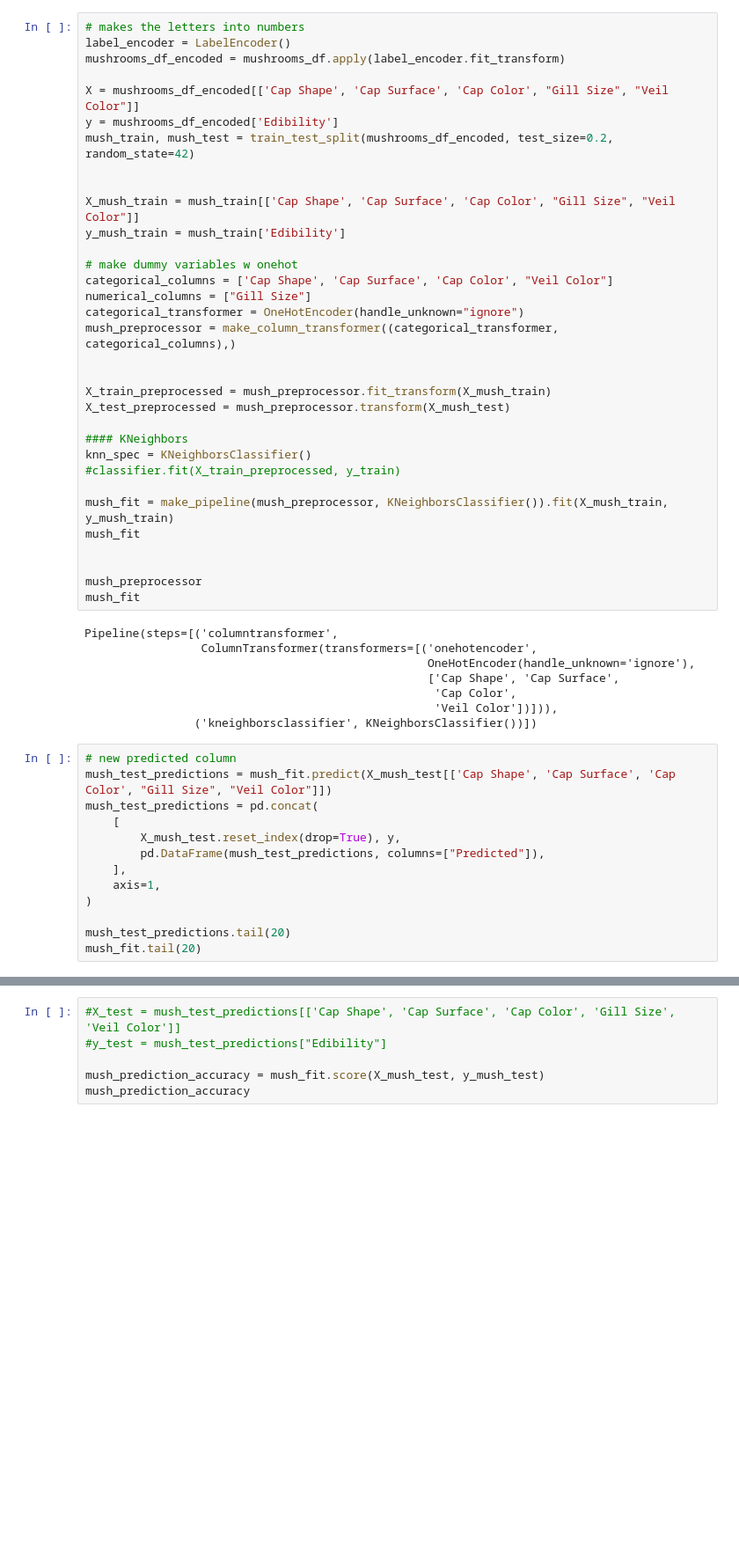
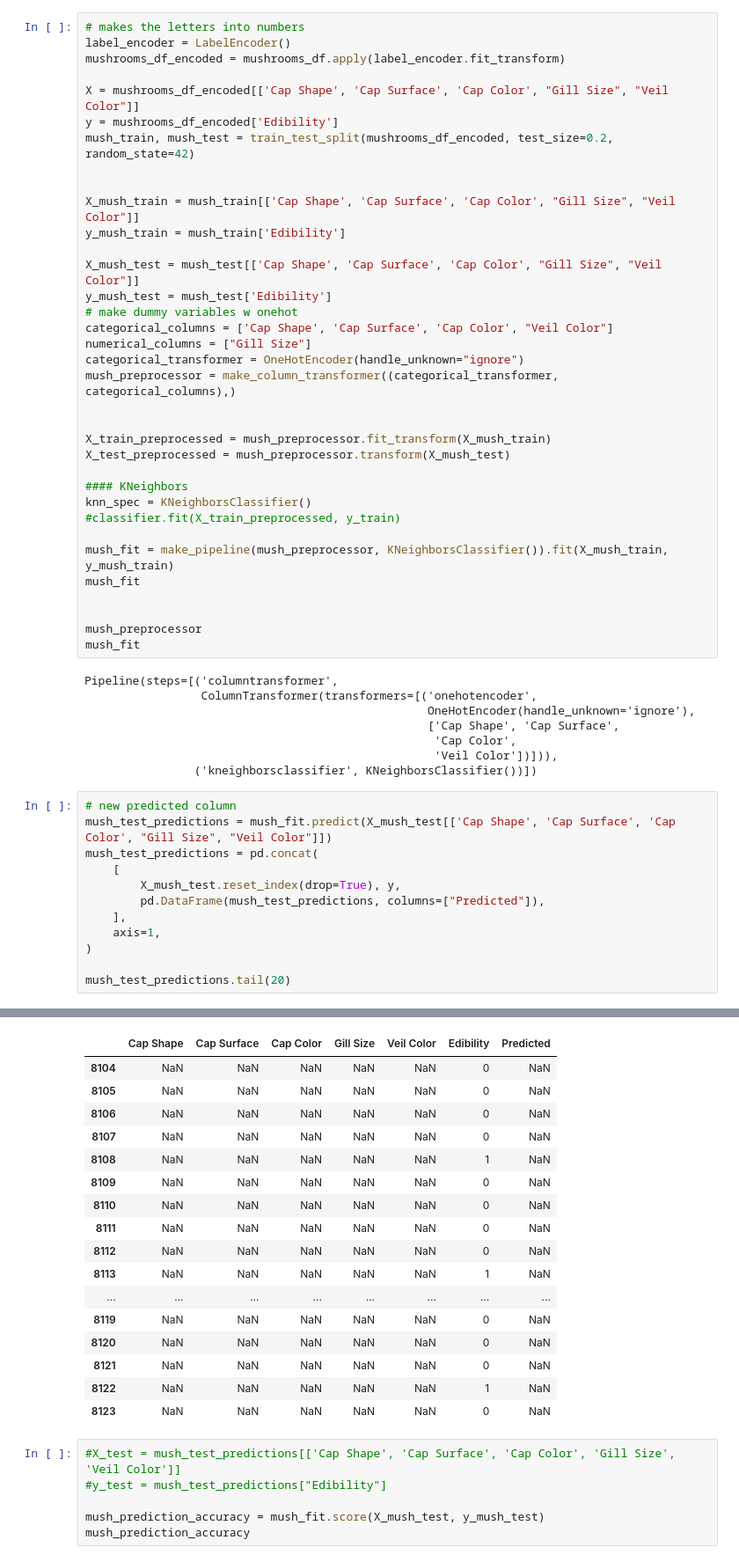
Before and after one commit to eriksonl/dsci-100-2022w2-saturnhub, a Jupyter notebook: Mushrooms_classifier.ipynb, the cells around one changed output, grey strips where cells are left out. Shown at 88% size. Drawn from its saved outputs; the diff is of its cells as text; blank space fills up the shorter version.

Commit message:
add X_test

```diff
--- a/Mushrooms_classifier.ipynb
+++ b/Mushrooms_classifier.ipynb
@@ -66,6 +66,8 @@ mush_train, mush_test = train_test_split(mushrooms_df_encoded, test_size=0.2, ra
 X_mush_train = mush_train[['Cap Shape', 'Cap Surface', 'Cap Color', "Gill Size", "Veil Color"]]
 y_mush_train = mush_train['Edibility']
 
+X_mush_test = mush_test[['Cap Shape', 'Cap Surface', 'Cap Color', "Gill Size", "Veil Color"]]
+y_mush_test = mush_test['Edibility']
 # make dummy variables w onehot
 categorical_columns = ['Cap Shape', 'Cap Surface', 'Cap Color', "Veil Color"]
 numerical_columns = ["Gill Size"]
@@ -106,5 +108,4 @@ mush_test_predictions = pd.concat(
 )
 
 mush_test_predictions.tail(20)
-mush_fit.tail(20)
 # %% [output]
@@ -112,3 +112,20 @@ AttributeError: 'Pipeline' object has no attribute 'tail'
+|  | Cap Shape | Cap Surface | Cap Color | Gill Size | Veil Color | Edibility | Predicted |
+| 8104 | NaN | NaN | NaN | NaN | NaN | 0 | NaN |
+| 8105 | NaN | NaN | NaN | NaN | NaN | 0 | NaN |
+| 8106 | NaN | NaN | NaN | NaN | NaN | 0 | NaN |
+| 8107 | NaN | NaN | NaN | NaN | NaN | 0 | NaN |
+| 8108 | NaN | NaN | NaN | NaN | NaN | 1 | NaN |
+| 8109 | NaN | NaN | NaN | NaN | NaN | 0 | NaN |
+| 8110 | NaN | NaN | NaN | NaN | NaN | 0 | NaN |
+| 8111 | NaN | NaN | NaN | NaN | NaN | 0 | NaN |
+| 8112 | NaN | NaN | NaN | NaN | NaN | 0 | NaN |
+| 8113 | NaN | NaN | NaN | NaN | NaN | 1 | NaN |
+| ... | ... | ... | ... | ... | ... | ... | ... |
+| 8119 | NaN | NaN | NaN | NaN | NaN | 0 | NaN |
+| 8120 | NaN | NaN | NaN | NaN | NaN | 0 | NaN |
+| 8121 | NaN | NaN | NaN | NaN | NaN | 0 | NaN |
+| 8122 | NaN | NaN | NaN | NaN | NaN | 1 | NaN |
+| 8123 | NaN | NaN | NaN | NaN | NaN | 0 | NaN |
 # %%
 #X_test = mush_test_predictions[['Cap Shape', 'Cap Surface', 'Cap Color', 'Gill Size', 'Veil Color']]
 #y_test = mush_test_predictions["Edibility"]
```
Also changed, not shown: parts of 1 cell of this notebook.
